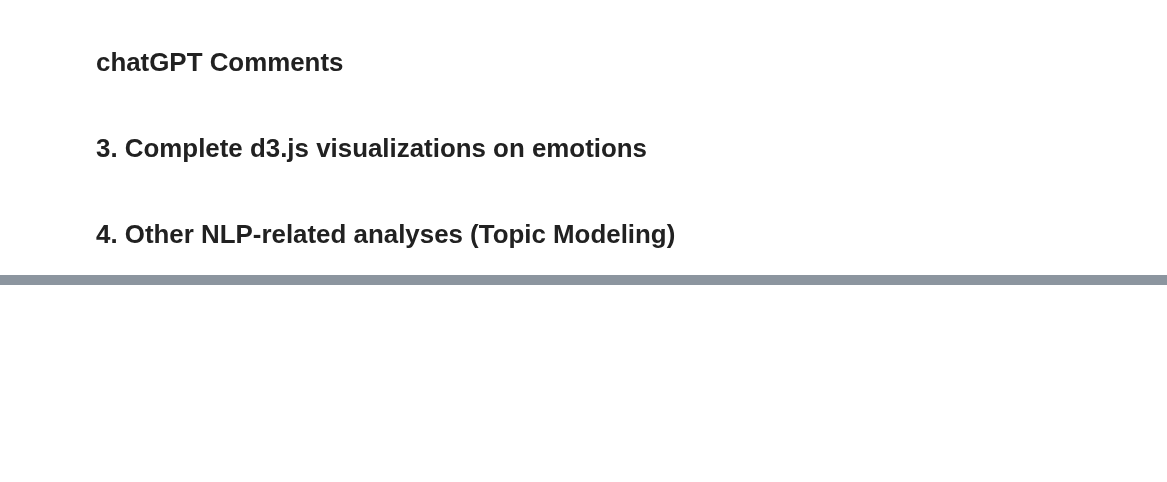
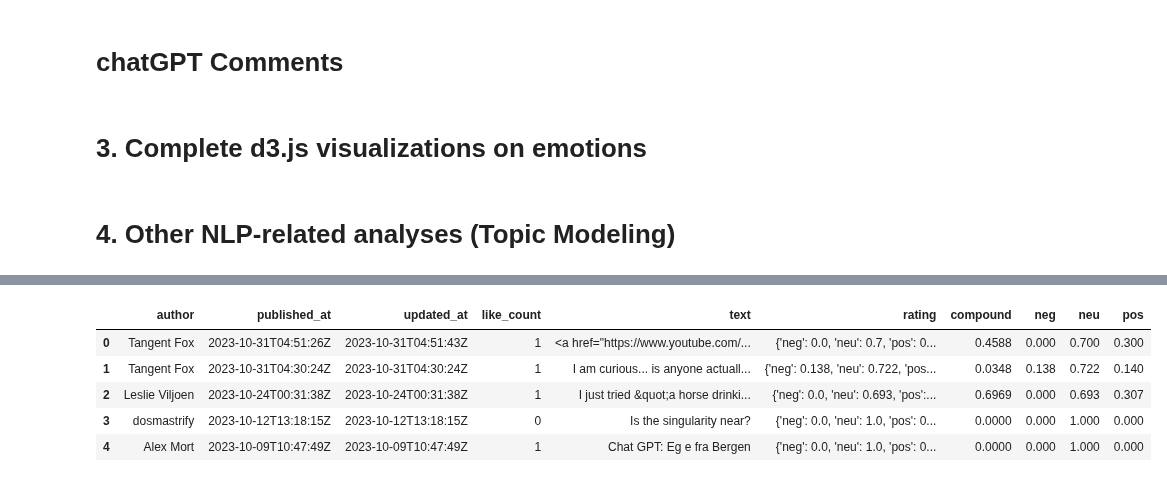
Before and after one commit to mindyng/2023-Business-Projects, a Jupyter notebook: sentiment-analysis-on-llm-chatbots.ipynb, the cells around one changed output, grey strips where cells are left out. Cells and saved outputs as stored; diff of their text form; code cells hidden in the pictures; blank space fills up the shorter version.

Commit message:
Kaggle Notebook | Sentiment Analysis on LLM Chatbots | Version 3

```diff
--- a/sentiment-analysis-on-llm-chatbots.ipynb
+++ b/sentiment-analysis-on-llm-chatbots.ipynb
@@ -54,11 +55,13 @@ import pandas as pd
 
 import json
 # %%
-credentials = {}
-try:
-    with open('/kaggle/input/credentials/credentials.json') as file:
-        credentials = json.load(file)
-except FileNotFoundError:
-    print("Error: credentials.json file not found.")
+# credentials = {}
+# try:
+#     with open('/kaggle/input/credentials/credentials.json') as file:
+#         credentials = json.load(file)
+# except FileNotFoundError:
+#     print("Error: credentials.json file not found.")
 
 # print(credentials["youtube_api_key"])
+# %%
+credentials = json.load(open('/kaggle/input/credentials/credentials.json'))
@@ -77,7 +82,7 @@ youtube = googleapiclient.discovery.build(
 
 request = youtube.commentThreads().list(
     part="snippet",
-    videoId="RCRuiu-3VDU",
+    videoId="HrCIWSUXRmo",
     maxResults=1000
 )
 response = request.execute()
@@ -96,4 +101,4 @@ for item in response['items']:
 
 df = pd.DataFrame(comments, columns=['author', 'published_at', 'updated_at', 'like_count', 'text'])
 
-df.head(10)
+# df.head(10)
@@ -111,0 +127,23 @@ df.head(10)
+# %%
+# Vader
+import nltk
+from nltk.sentiment.vader import SentimentIntensityAnalyzer
+
+df_vader = df.copy()
+analyzer = SentimentIntensityAnalyzer()
+df_vader['rating'] = df_vader['text'].apply(analyzer.polarity_scores)
+
+# Docs on how scoring was derived and what it means: https://github.com/cjhutto/vaderSentiment#about-the-scoring
+df_vader['compound'] = [analyzer.polarity_scores(x)['compound'] for x in df_vader['text']]
+df_vader['neg'] = [analyzer.polarity_scores(x)['neg'] for x in df_vader['text']]
+df_vader['neu'] = [analyzer.polarity_scores(x)['neu'] for x in df_vader['text']]
+df_vader['pos'] = [analyzer.polarity_scores(x)['pos'] for x in df_vader['text']]
+# %%
+df_vader.head()
+# %% [output]
+|  | author | published_at | updated_at | like_count | text | rating | compound | neg | neu | pos |
+| 0 | Tangent Fox | 2023-10-31T04:51:26Z | 2023-10-31T04:51:43Z | 1 | <a href="https://www.youtube.com/... | {'neg': 0.0, 'neu': 0.7, 'pos': 0... | 0.4588 | 0.000 | 0.700 | 0.300 |
+| 1 | Tangent Fox | 2023-10-31T04:30:24Z | 2023-10-31T04:30:24Z | 1 | I am curious... is anyone actuall... | {'neg': 0.138, 'neu': 0.722, 'pos... | 0.0348 | 0.138 | 0.722 | 0.140 |
+| 2 | Leslie Viljoen | 2023-10-24T00:31:38Z | 2023-10-24T00:31:38Z | 1 | I just tried &quot;a horse drinki... | {'neg': 0.0, 'neu': 0.693, 'pos':... | 0.6969 | 0.000 | 0.693 | 0.307 |
+| 3 | dosmastrify | 2023-10-12T13:18:15Z | 2023-10-12T13:18:15Z | 0 | Is the singularity near? | {'neg': 0.0, 'neu': 1.0, 'pos': 0... | 0.0000 | 0.000 | 1.000 | 0.000 |
+| 4 | Alex Mort | 2023-10-09T10:47:49Z | 2023-10-09T10:47:49Z | 1 | Chat GPT: Eg e fra Bergen | {'neg': 0.0, 'neu': 1.0, 'pos': 0... | 0.0000 | 0.000 | 1.000 | 0.000 |
```
Also changed, not shown: parts of 14 cells of this notebook.
